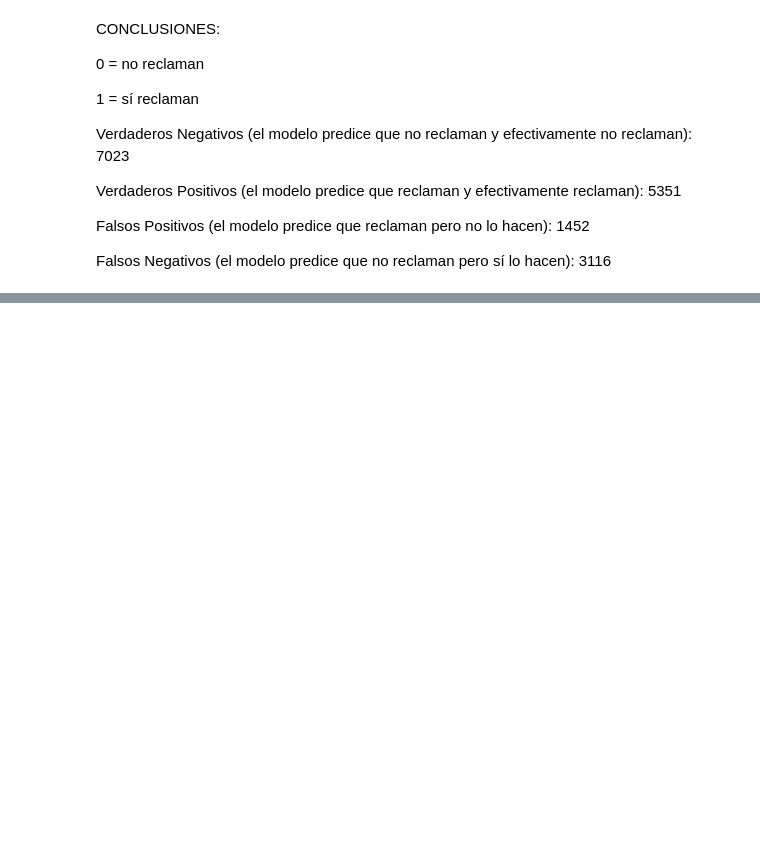
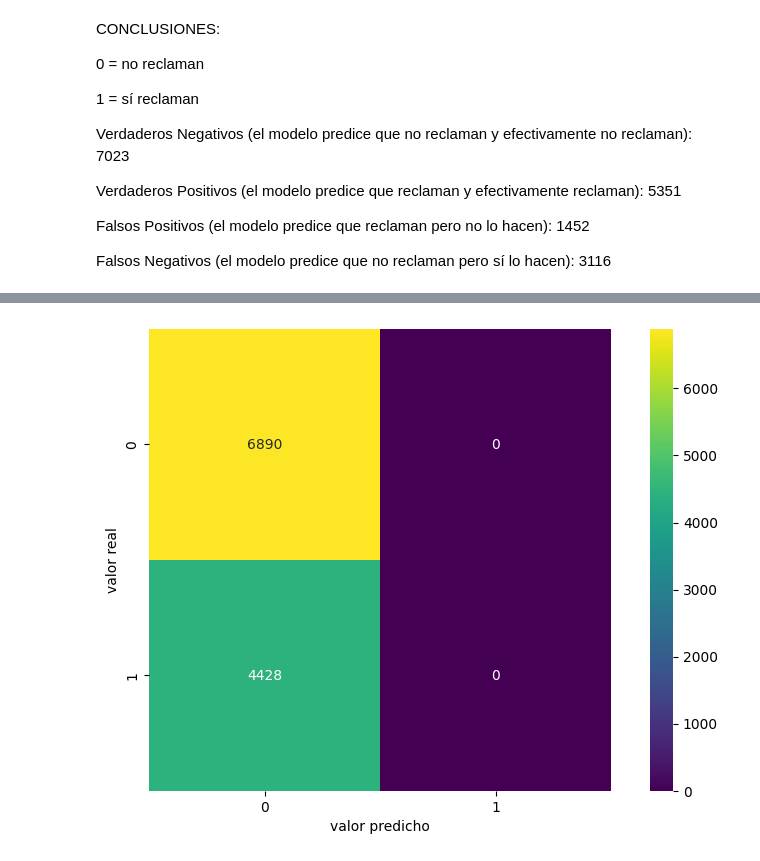
Before and after one commit to NataliaBarquin/Adalab_Pair_programming_5_machine_learning, a Jupyter notebook: Pair_RLO3_Ajuste.ipynb, the cells around one changed output, grey strips where cells are left out. Drawn from its saved outputs; the diff is of its cells as text; code cells hidden in the pictures; blank space fills up the shorter version.

```diff
--- a/Pair_RLO3_Ajuste.ipynb
+++ b/Pair_RLO3_Ajuste.ipynb
@@ -103,0 +104,3 @@ Falsos Negativos (el modelo predice que no reclaman pero sí lo hacen): 3116
+# %%
+df_travel_balanceado_b = pd.read_csv("data/df_travel_balanceado_b.csv")
+df_travel_balanceado_b.sample()
@@ -103,0 +110,18 @@ Falsos Negativos (el modelo predice que no reclaman pero sí lo hacen): 3116
+# %%
+A = df_travel_balanceado_b.drop("Claim", axis = 1)
+b = df_travel_balanceado_b["Claim"]
+
+A_train, A_test, b_train, b_test = train_test_split(A, b, test_size = 0.2, random_state = 42)
+
+# definimos la regresión logistica
+
+log_reg_b = LogisticRegression(n_jobs=-1, max_iter = 1000)
+
+# ajustamos el modelo
+log_reg_b.fit(A_train,b_train)
+
+# obtenemos las predicciones para el conjunto de entrenamiento
+b_pred_train_b = log_reg_b.predict(A_train)
+
+# obtenemos las predicciones para el conjunto de test
+b_pred_test_b = log_reg_b.predict(A_test)
@@ -103,0 +147,13 @@ Falsos Negativos (el modelo predice que no reclaman pero sí lo hacen): 3116
+# %%
+# sacamos la matriz de confusión:
+
+matriz_confusion_b = confusion_matrix(b_test, b_pred_test_b)
+
+plt.figure(figsize = (10, 6))
+sns.heatmap(matriz_confusion_b, square=True, annot=True, fmt="d", cmap = "viridis")
+
+plt.xlabel('valor predicho')
+plt.ylabel('valor real')
+plt.show()
+# %% [output]
+[figure, added]
```
Also changed, not shown: parts of 11 cells of this notebook, 5 other files.
